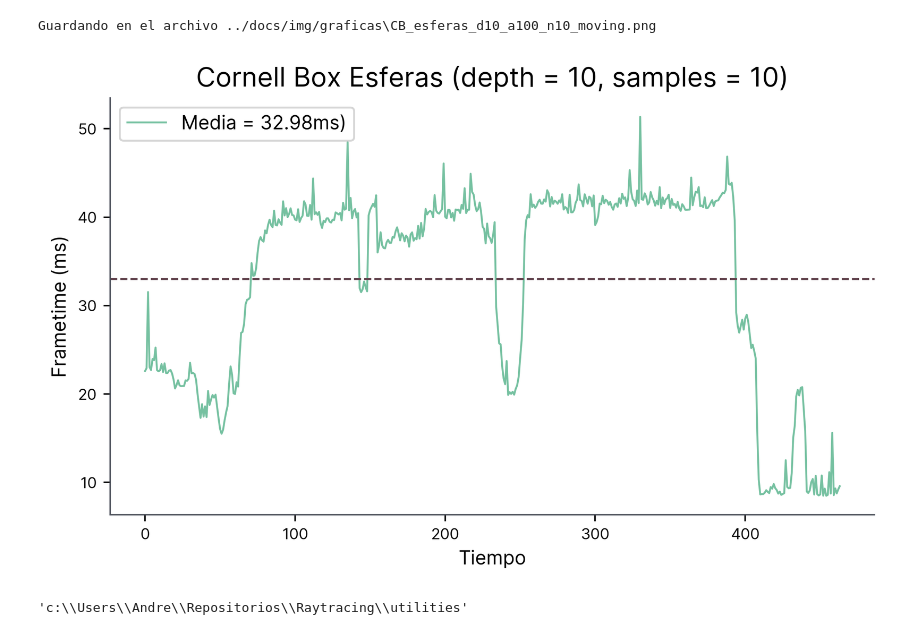
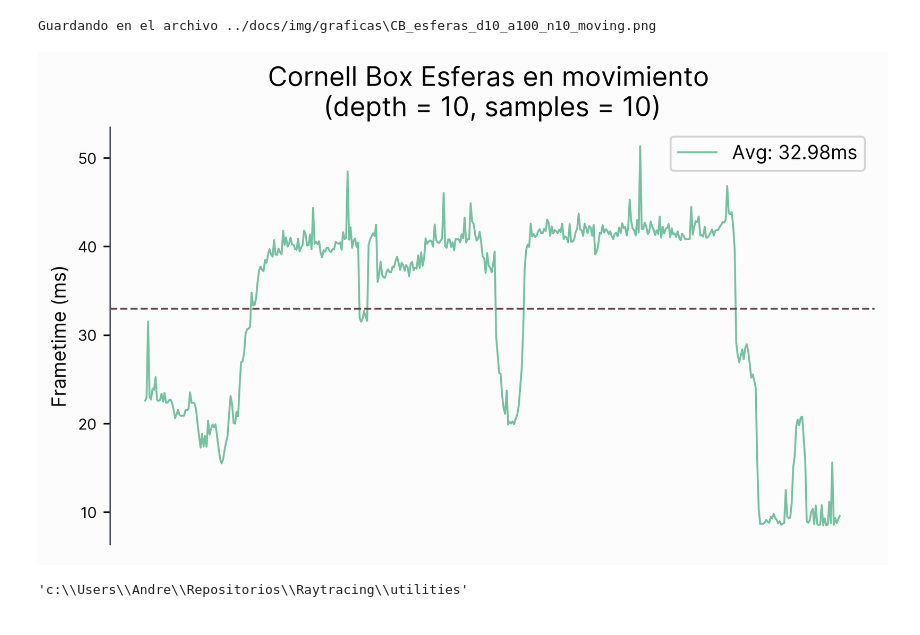
Before and after one commit to Asmilex/Raytracing, a Jupyter notebook: utilities/graficos.ipynb, the cells around one changed output. Saved outputs shown, nothing was run; the diff lists cells and outputs as text; code cells hidden in the pictures.

Commit message:
[:sparkles:] Mejoras al generador de gráficas
Y añado csv de esferas en movivmiento

```diff
--- a/utilities/graficos.ipynb
+++ b/utilities/graficos.ipynb
@@ -62,33 +65,34 @@ azul_oscurisimo = "#4c5d76"
 # %%
 df_esferas_movimiento = pd.read_csv('./csv/CB_esferas_d10_a100_n10_moving.csv')
 # %%
-def crear_grafica(df, filename, save_to_file = False, filepath = "../docs/img/graficas"):
+def crear_grafica(df, depth, samples, filename, save_to_file = False, filepath = "../docs/img/graficas"):
     # df está preparado para haber sido leído desde `afterburner_parser.py`
     width, height = plt.figaspect(0.56)
     plt.figure(figsize=(width,height), dpi=400)
 
-    # remove the right axes
+    # Quitar los ejes innecesarios
     ax = plt.axes()
     ax.spines['right'].set_color('none')
     ax.spines['top'].set_color('none')
+    ax.spines['bottom'].set_color('none')
+    ax.set_xticks([])
 
     # change the ax color
-    ax.spines['left'].set_color(negro_700)
-    ax.spines['bottom'].set_color(negro_700)
+    #ax.spines['left'].set_color(negro_700)
 
     # get the average of df['Frametime']
     media = round(df['Frametime'].mean(), 2)
 
-    plt.title("Cornell Box Esferas (depth = 10, samples = 10)")
+    plt.title(f"Cornell Box Esferas en movimiento \n(depth = {depth}, samples = {samples})")
     plt.plot(
         df['Frametime'],
         color=verde_primario,
-        label="Media = " + str(media) + "ms)"
+        label="Avg: " + str(media) + "ms"
     )
 
     plt.axhline(y=33, color=rojo_oscurisimo, linestyle='--')
     plt.legend(loc="best")
-    plt.xlabel("Tiempo")
+    #plt.xlabel("Tiempo")
     plt.ylabel("Frametime (ms)")
 
     if save_to_file:
@@ -102,10 +106,10 @@ def crear_grafica(df, filename, save_to_file = False, filepath = "../docs/img/gr
 
     return plt
 # %%
-crear_grafica(df_esferas_movimiento, "CB_esferas_d10_a100_n10_moving", True).show()
+crear_grafica(df_esferas_movimiento, 10, 10, "CB_esferas_d10_a100_n10_moving", True).show()
 # %% [output]
 Guardando en el archivo ../docs/img/graficas\CB_esferas_d10_a100_n10_moving.png
-[figure, old version]
+[figure, new version]
 # %%
 os.getcwd()
 # %% [output]
```
Also changed, not shown: parts of 2 cells of this notebook, 2 other files.
